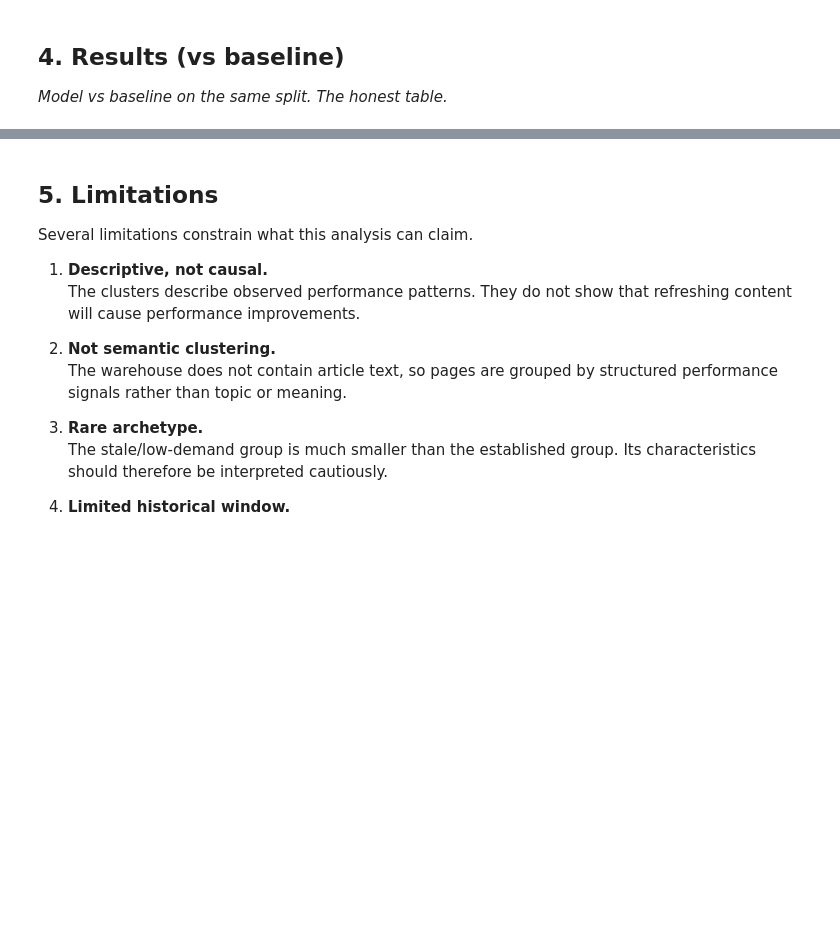
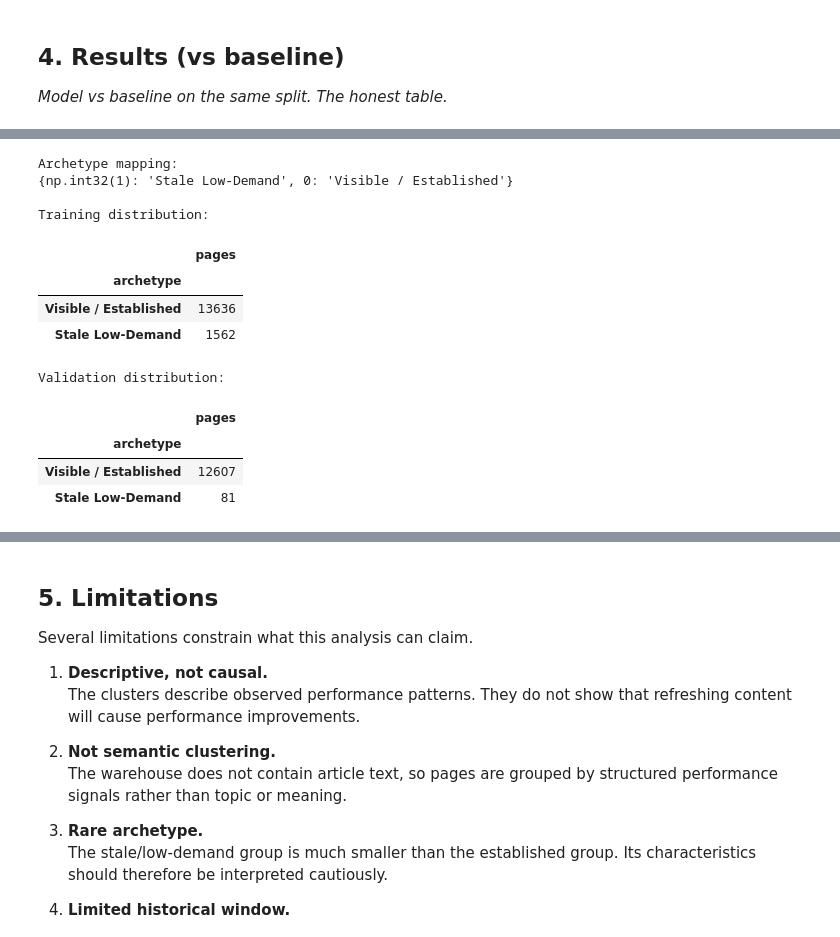
Before and after one commit to ahmed8809/FlyRank_intern, a Jupyter notebook: work/notebooks/capstone.ipynb, the cells around one changed output, grey strips where cells are left out. Drawn from its saved outputs; the diff is of its cells as text; code cells hidden in the pictures; blank space fills up the shorter version.

```diff
--- a/work/notebooks/capstone.ipynb
+++ b/work/notebooks/capstone.ipynb
@@ -653,0 +515,77 @@ display(model_vs_baseline)
+# %%
+# Robust archetype naming based on the learned training-cluster profiles.
+# Cluster IDs themselves are arbitrary, so names are assigned from the
+# training profile rather than from numeric cluster labels.
+
+train_profile_for_naming = (
+    train_clustered
+    .groupby("cluster")
+    .agg(
+        impressions_median=("gsc_impressions", "median"),
+        stale_days_median=("stale_days", "median"),
+        impressions_mean=("gsc_impressions", "mean"),
+        stale_days_mean=("stale_days", "mean")
+    )
+)
+
+# Stale Low-Demand:
+# relatively lower visibility + higher staleness.
+stale_cluster = (
+    train_profile_for_naming
+    .sort_values(
+        ["stale_days_median", "impressions_median"],
+        ascending=[False, True]
+    )
+    .index[0]
+)
+
+remaining_clusters = [
+    c for c in train_profile_for_naming.index
+    if c != stale_cluster
+]
+
+established_cluster = remaining_clusters[0]
+
+ARCHETYPE_NAMES = {
+    stale_cluster: "Stale Low-Demand",
+    established_cluster: "Visible / Established"
+}
+
+train_clustered["archetype"] = (
+    train_clustered["cluster"].map(ARCHETYPE_NAMES)
+)
+
+valid_clustered["archetype"] = (
+    valid_clustered["cluster"].map(ARCHETYPE_NAMES)
+)
+
+print("Archetype mapping:")
+print(ARCHETYPE_NAMES)
+
+print("\nTraining distribution:")
+display(
+    train_clustered["archetype"]
+    .value_counts()
+    .to_frame("pages")
+)
+
+print("\nValidation distribution:")
+display(
+    valid_clustered["archetype"]
+    .value_counts()
+    .to_frame("pages")
+)
+# %% [output]
+Archetype mapping:
+{np.int32(1): 'Stale Low-Demand', 0: 'Visible / Established'}
+
+Training distribution:
+|  | pages |
+| archetype |  |
+| Visible / Established | 13636 |
+| Stale Low-Demand | 1562 |
+Validation distribution:
+|  | pages |
+| archetype |  |
+| Visible / Established | 12607 |
+| Stale Low-Demand | 81 |
```
Also changed, not shown: parts of 5 cells of this notebook.
